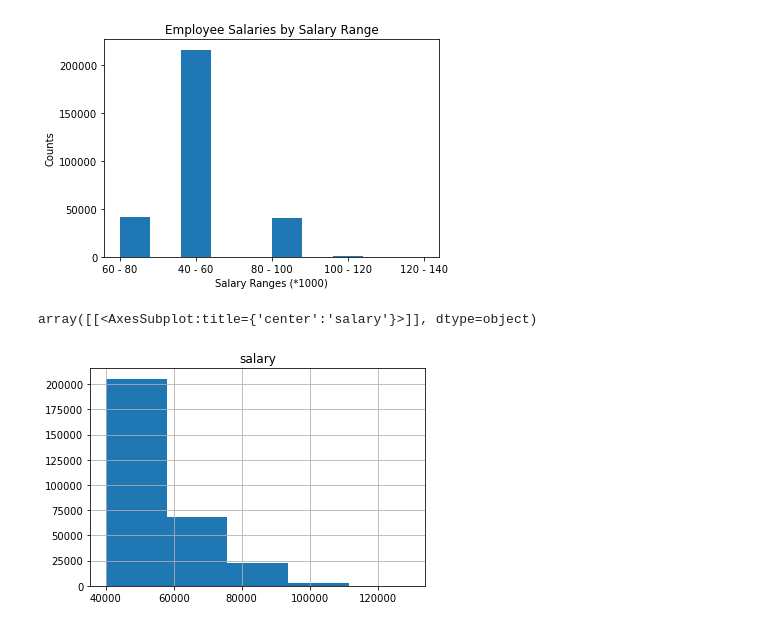
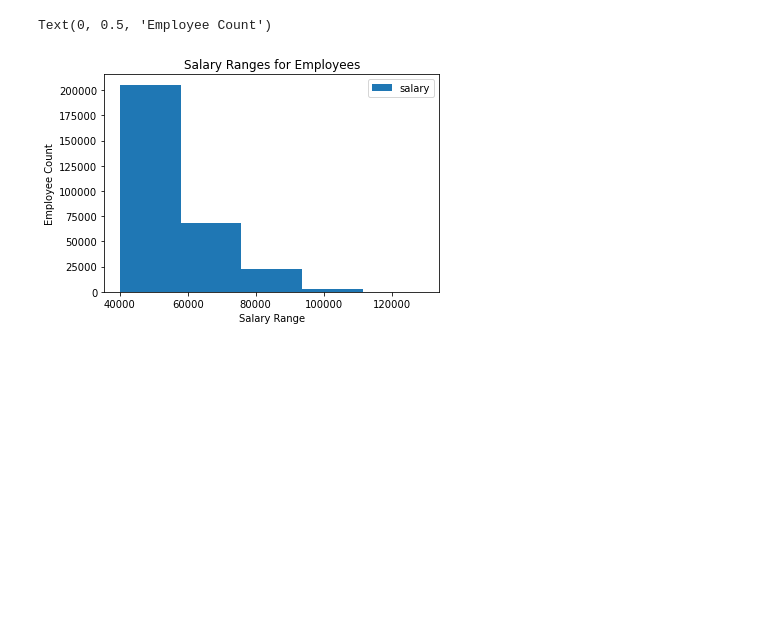
Before and after one commit to jrw99/sql-challenge, a Jupyter notebook: EmployeeSQL/sqlalchemy.ipynb, the cells around one changed output. Saved outputs shown, nothing was run; the diff lists cells and outputs as text; code cells hidden in the pictures; blank space fills up the shorter version.

Commit message:
Cleaned up notebook and labeled charts

```diff
--- a/EmployeeSQL/sqlalchemy.ipynb
+++ b/EmployeeSQL/sqlalchemy.ipynb
@@ -16,37 +38,14 @@ connection = engine.connect()
 # %%
 # most common salary ranges for employees
 
-# determine bins
-#select min(salary) from public."Salaries" 40000
-#select max(salary) from public."Salaries" 129492
-
 q_salaries = 'select salary from public."Salaries"'
 df = pd.read_sql_query(q_salaries, connection)
-#df.head()
 
 df["salary"] = df["salary"].replace('[\$,]', '', regex=True).astype(float)
-#print(df.head())
 
-
-bins = [39999, 59999, 69999, 99999, 119999, 139999]
-group_names = ["40 - 60", "60 - 80", "80 - 100", "100 - 120", "120 - 140"]
-
-df['Salary Summary'] = pd.cut(df["salary"], bins, labels=group_names)
-#print(df.head())
-
-salary_ranges = df['Salary Summary']
-
-plt.hist(salary_ranges)
-plt.xlabel('Salary Ranges (*1000)')
-plt.ylabel('Counts')
-plt.title('Employee Salaries by Salary Range')
-plt.show()
-
-
-#salary_ranges = df["salary"].value_counts(bins=5, sort=False)
-
-df.hist(column='salary', bins=5)
+df.plot(kind='hist', bins=5, grid=False, title='Salary Ranges for Employees')
+plt.xlabel('Salary Range')
+plt.ylabel('Employee Count')
 # %% [output]
+Text(0, 0.5, 'Employee Count')
-[figure, old version]
+[figure, new version]
-array([[<AxesSubplot:title={'center':'salary'}>]], dtype=object)
-[figure, removed]
```
Also changed, not shown: parts of 4 cells of this notebook.
